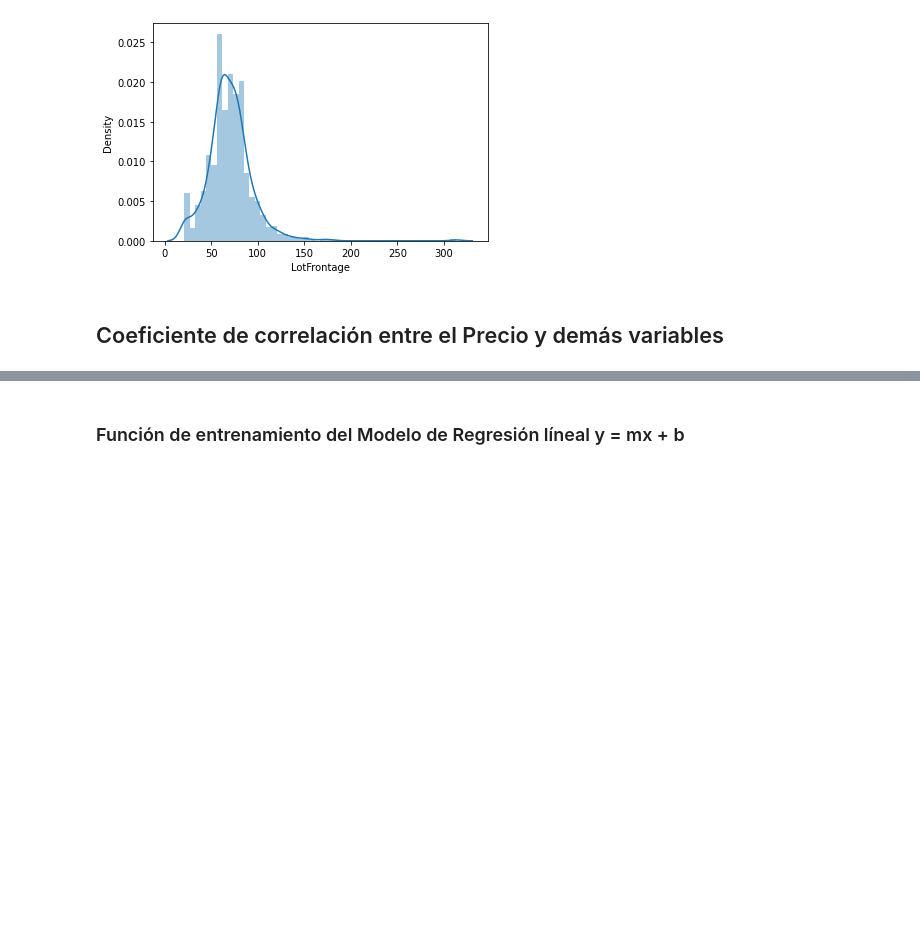
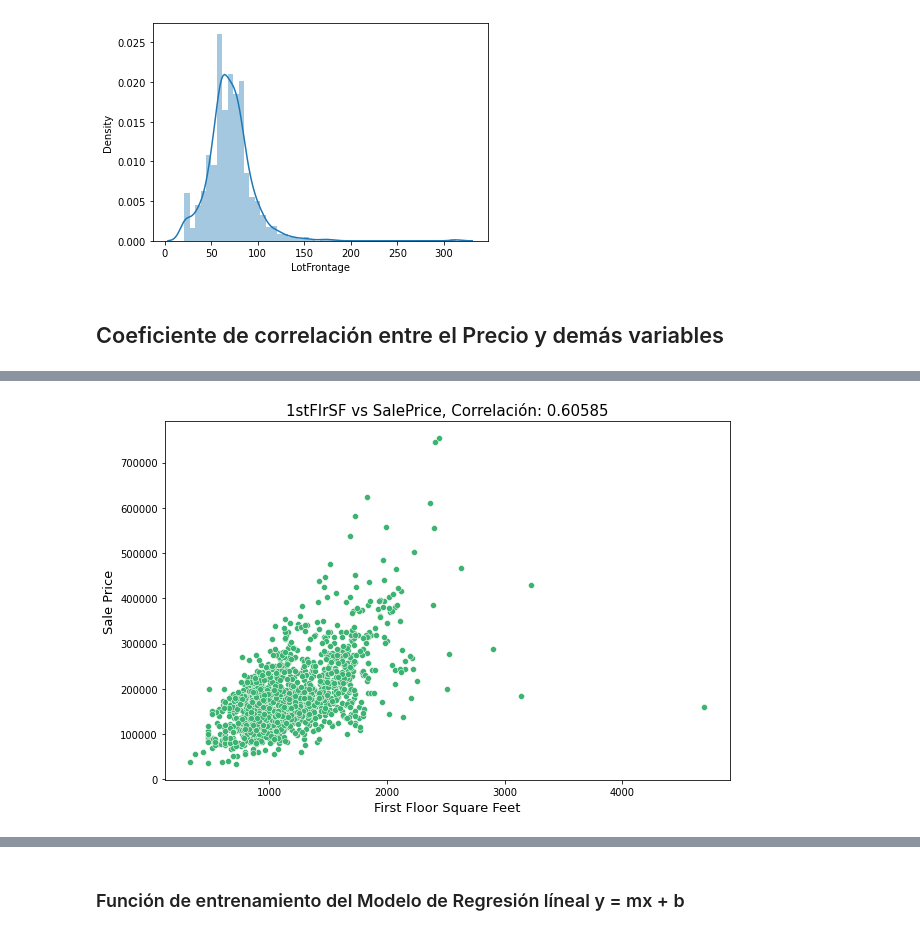
Before and after one commit to leasgithub/DSPython, a Jupyter notebook: ProyectoFinalPredicciónDePreciosDeCasas.ipynb, the cells around one changed output, grey strips where cells are left out. Cells and saved outputs as stored; diff of their text form; code cells hidden in the pictures; blank space fills up the shorter version.

```diff
--- a/ProyectoFinalPredicciónDePreciosDeCasas.ipynb
+++ b/ProyectoFinalPredicciónDePreciosDeCasas.ipynb
@@ -110,0 +91,6 @@ f_spgraph(df['SalePrice'], df['LotFrontage'],'SalePrice vs LotFrontage, Correlac
+# %%
+v_corr_ff = round(df['SalePrice'].corr(df['1stFlrSF'], method='pearson'),5)
+#f_spgraph(df['SalePrice'], df['1stFlrSF'],'SalePrice vs 1stFlrSF, Correlación: '+ str(v_corr_ff),'Sale Price', 'First Floor Square Feet')
+f_spgraph(df['1stFlrSF'],df['SalePrice'],'1stFlrSF vs SalePrice, Correlación: '+ str(v_corr_ff), 'First Floor Square Feet','Sale Price')
+# %% [output]
+[figure, added]
```
Also changed, not shown: parts of 18 cells of this notebook.
